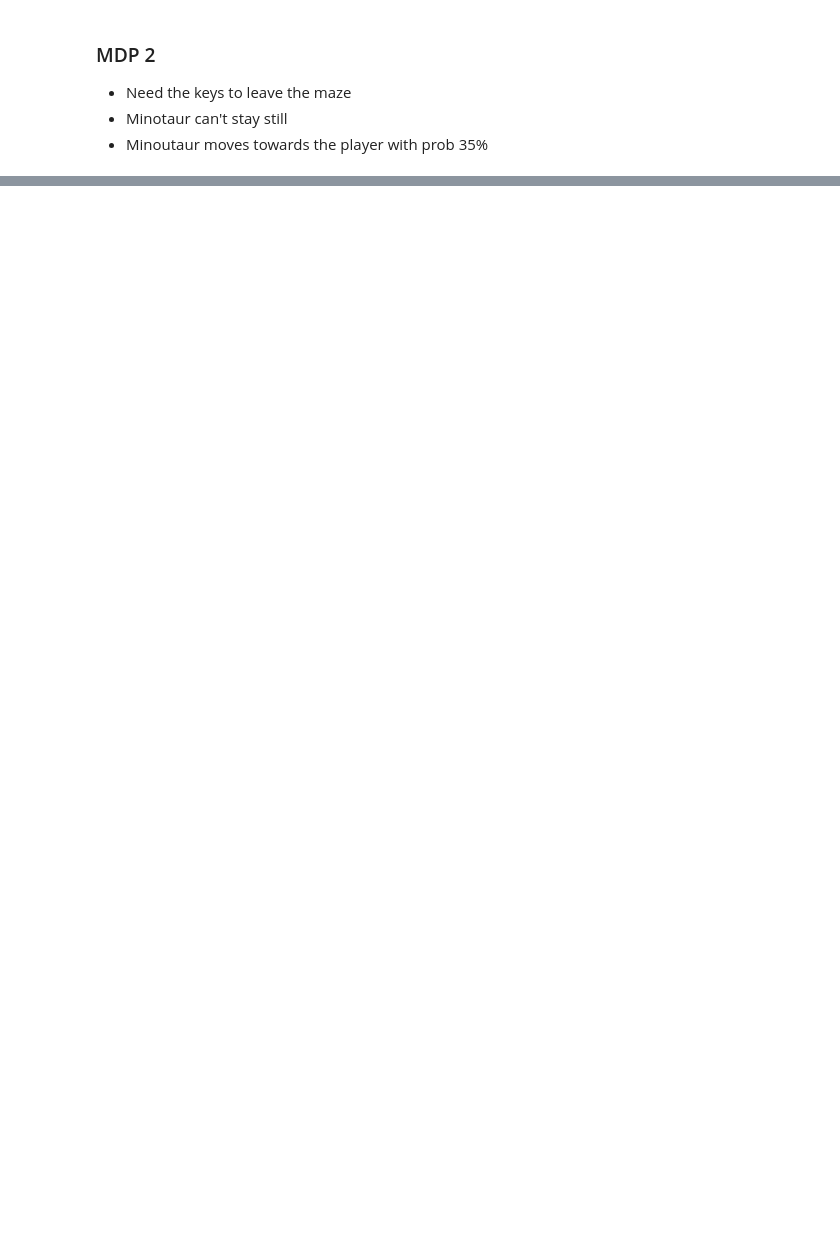
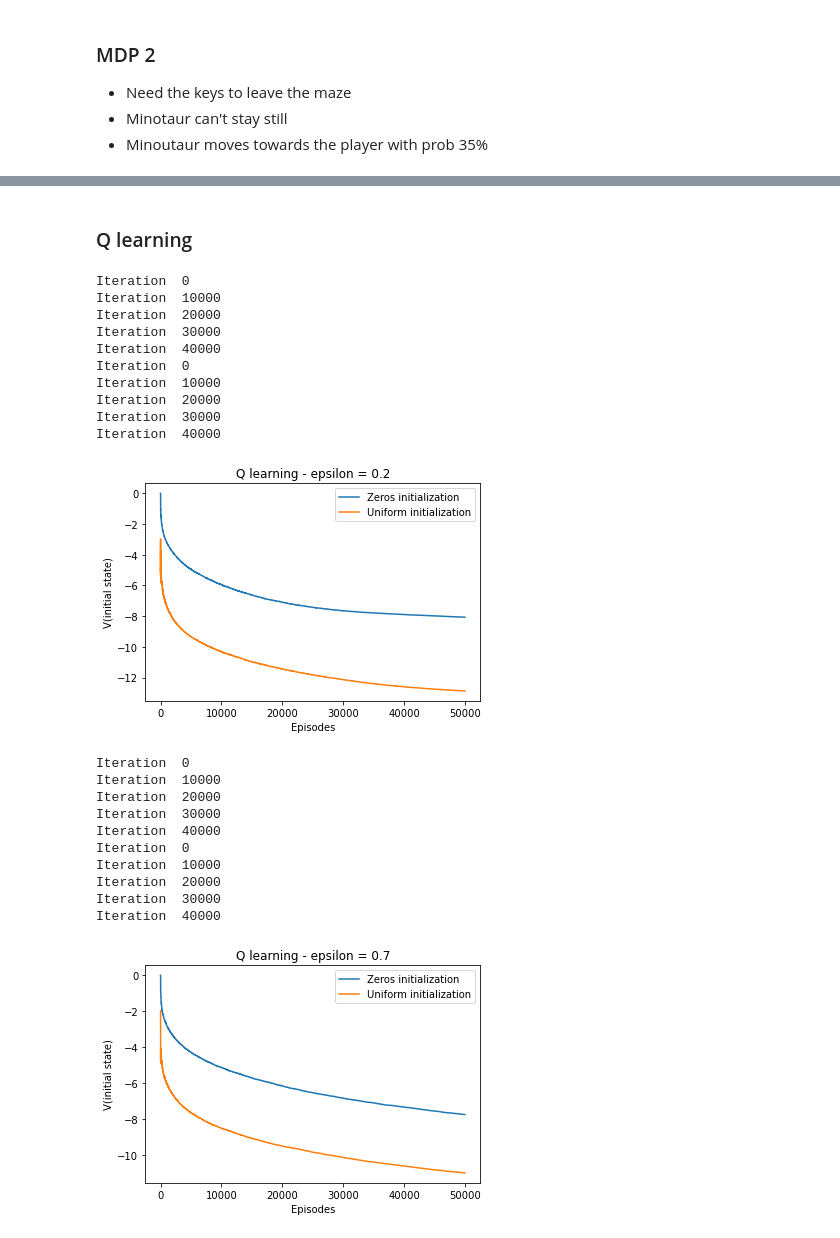
Before and after one commit to ClaraEscorihuela/ReinforcementLearning_el2805_labs, a Jupyter notebook: Lab1/Lab1.ipynb, the cells around one changed output, grey strips where cells are left out. Drawn from its saved outputs; the diff is of its cells as text; code cells hidden in the pictures; blank space fills up the shorter version.

```diff
--- a/Lab1/Lab1.ipynb
+++ b/Lab1/Lab1.ipynb
@@ -247,0 +177,44 @@ env = mz.Maze(maze, stay = True)
+# %% [markdown]
+### Q learning
+# %%
+# Q learning - epsilon
+
+# Differernt initializations
+Q_zeros = np.zeros((env.n_states,env.n_actions))
+Q_unif = - np.random.uniform(1, 10, size =(env.n_states, env.n_actions))
+
+for epsilon in [0.2, 0.7]:
+    _, _, _, V_zeros = mz.q_learning(env, gamma=49/50, n_episodes=50000, epsilon= epsilon, player_state=(0,0,6,5,0), alpha_exponent=2/3, Q_initialization=Q_zeros)
+    _, _, _, V_unif = mz.q_learning(env, gamma=49/50, n_episodes=50000, epsilon= epsilon, player_state=(0,0,6,5,0), alpha_exponent=2/3, Q_initialization=Q_unif)
+
+    # Plot
+    plt.ylabel('V(initial state)')
+    plt.xlabel('Episodes')
+    plt.title('Q learning - epsilon = '+str(epsilon))
+    plt.plot(V_zeros)
+    plt.plot(V_unif)
+    plt.legend(['Zeros initialization', 'Uniform initialization'])
+    plt.show()
+# %% [output]
+Iteration  0
+Iteration  10000
+Iteration  20000
+Iteration  30000
+Iteration  40000
+Iteration  0
+Iteration  10000
+Iteration  20000
+Iteration  30000
+Iteration  40000
+[figure, added]
+Iteration  0
+Iteration  10000
+Iteration  20000
+Iteration  30000
+Iteration  40000
+Iteration  0
+Iteration  10000
+Iteration  20000
+Iteration  30000
+Iteration  40000
+[figure, added]
```
Also changed, not shown: parts of 27 cells of this notebook, 2 other files.
